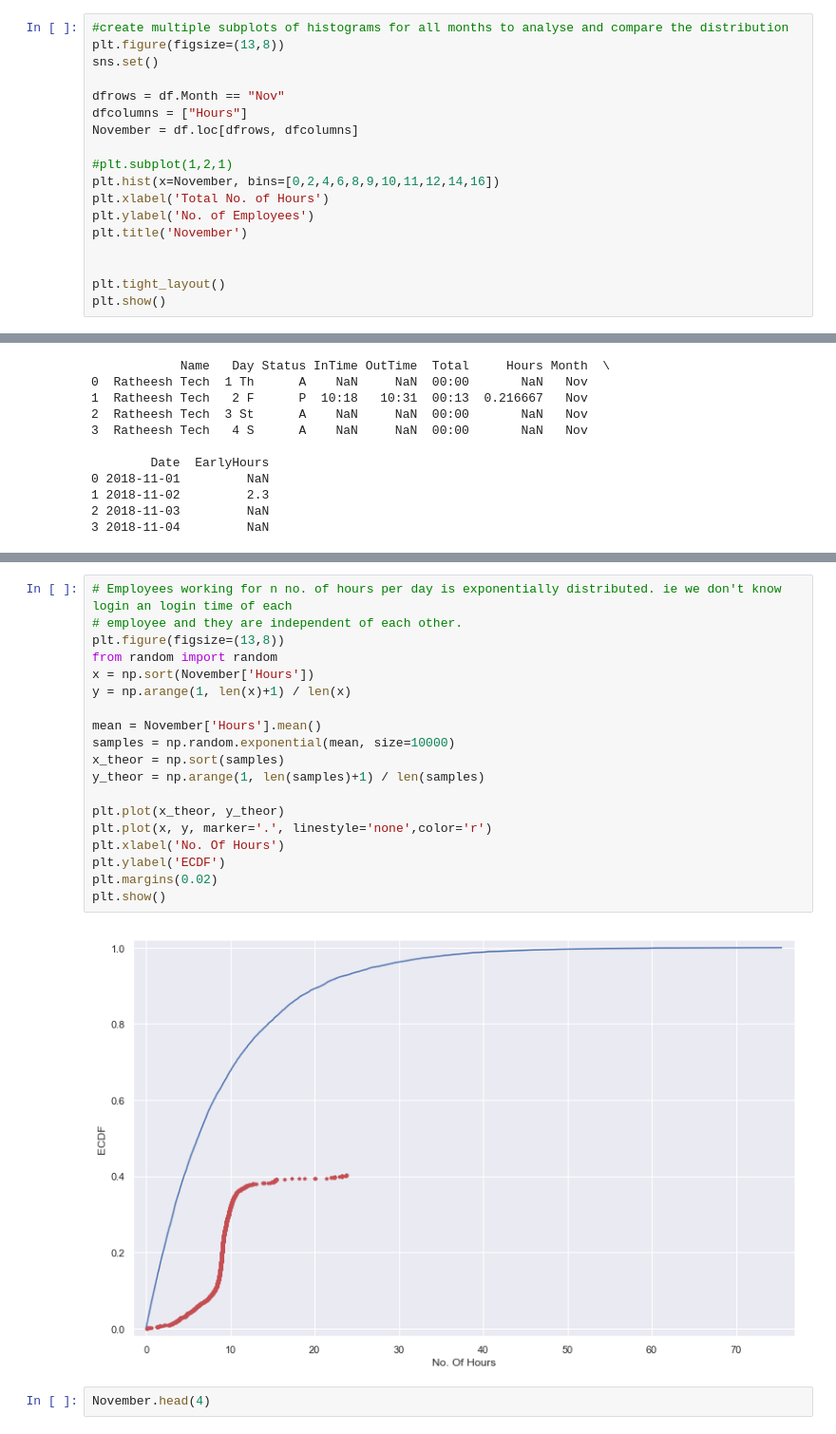
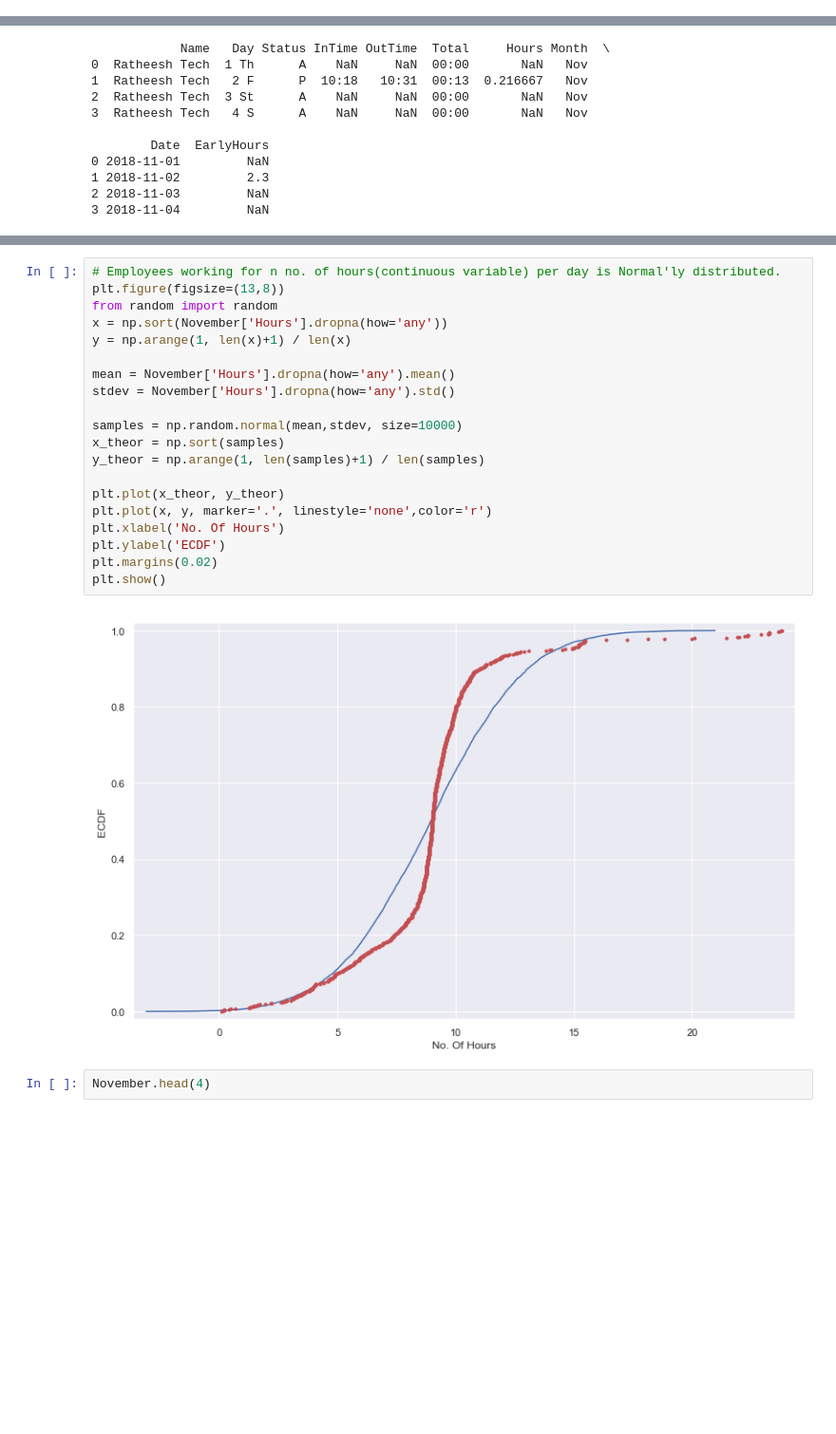
Before and after one commit to csantoshraju/myschoolpage, a Jupyter notebook: MSP_Analysis.ipynb, the cells around one changed output, grey strips where cells are left out. Shown: that part at 95% size. Drawn from its saved outputs; the diff is of its cells as text; blank space fills up the shorter version.

```diff
--- a/MSP_Analysis.ipynb
+++ b/MSP_Analysis.ipynb
@@ -72,20 +73,2 @@ plt.show()
-# %%
-#create multiple subplots of histograms for all months to analyse and compare the distribution
-plt.figure(figsize=(13,8))
-sns.set()
-
-dfrows = df.Month == "Nov"
-dfcolumns = ["Hours"]
-November = df.loc[dfrows, dfcolumns]
-
-#plt.subplot(1,2,1)
-plt.hist(x=November, bins=[0,2,4,6,8,9,10,11,12,14,16])
-plt.xlabel('Total No. of Hours')
-plt.ylabel('No. of Employees')
-plt.title('November')
-
-
-plt.tight_layout()
-plt.show()
 # %%
 plt.figure(figsize=(13,8))
@@ -260,24 +198,25 @@ plt.show()
 # %%
-# Employees working for n no. of hours per day is exponentially distributed. ie we don't know login an login time of each
-# employee and they are independent of each other.
+# Employees working for n no. of hours(continuous variable) per day is Normal'ly distributed.
 plt.figure(figsize=(13,8))
 from random import random
-x = np.sort(November['Hours'])
+x = np.sort(November['Hours'].dropna(how='any'))
 y = np.arange(1, len(x)+1) / len(x)
 
-mean = November['Hours'].mean()
-samples = np.random.exponential(mean, size=10000)
+mean = November['Hours'].dropna(how='any').mean()
+stdev = November['Hours'].dropna(how='any').std()
+
+samples = np.random.normal(mean,stdev, size=10000)
 x_theor = np.sort(samples)
 y_theor = np.arange(1, len(samples)+1) / len(samples)
 
 plt.plot(x_theor, y_theor)
 plt.plot(x, y, marker='.', linestyle='none',color='r')
 plt.xlabel('No. Of Hours')
 plt.ylabel('ECDF')
 plt.margins(0.02)
 plt.show()
 # %% [output]
-[figure, old version]
+[figure, new version]
 # %%
 November.head(4)
 # %% [output]
```
Also changed, not shown: parts of 23 cells of this notebook.
